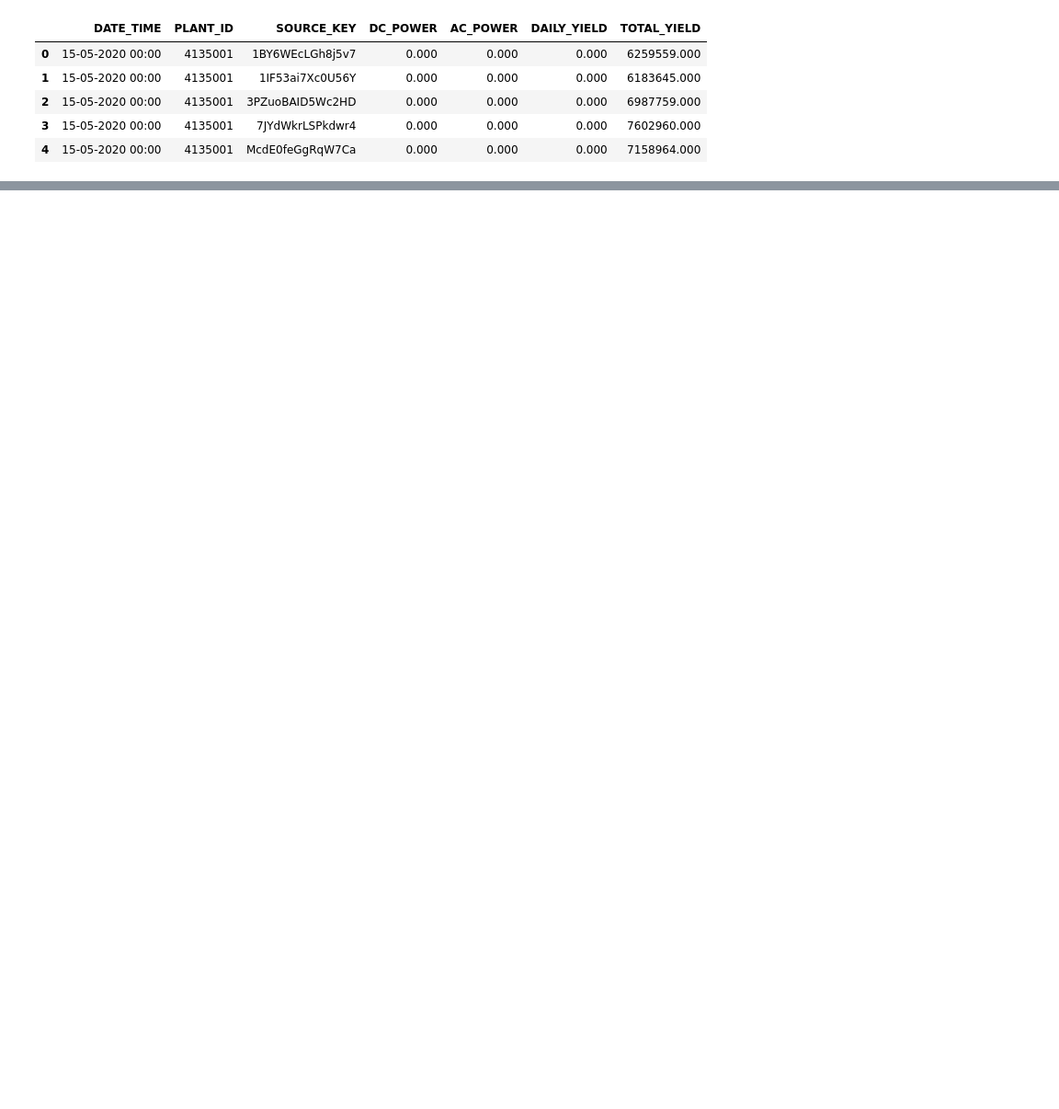
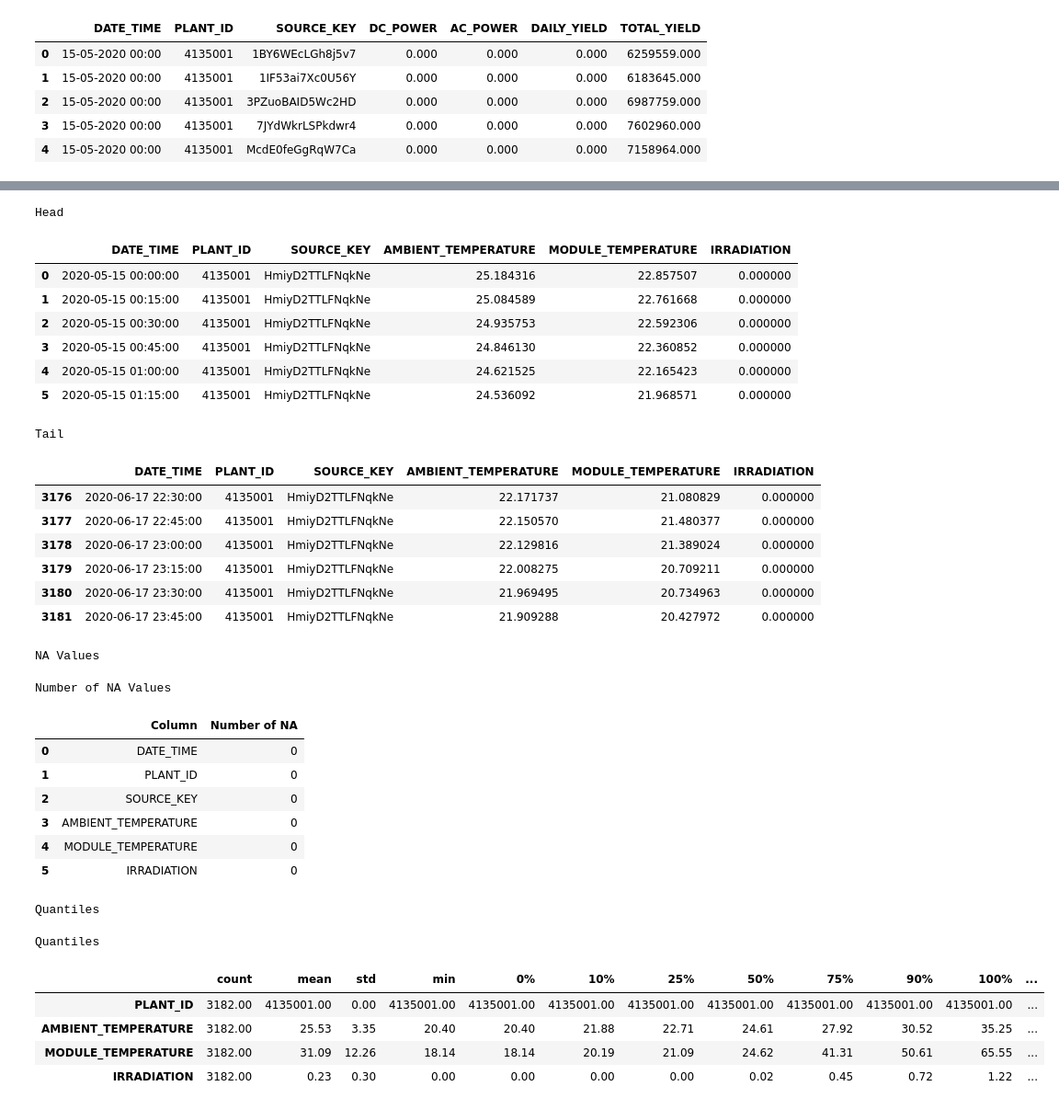
Before and after one commit to priyadharsh73/solar_plant_analysis, a Jupyter notebook: solar_eda.ipynb, the cells around one changed output, grey strips where cells are left out. Shown: that part at 92% size. Drawn from its saved outputs; the diff is of its cells as text; code cells hidden in the pictures; blank space fills up the shorter version.

```diff
--- a/solar_eda.ipynb
+++ b/solar_eda.ipynb
@@ -62,0 +197,3 @@ df_1_Generation.head()
+# %%
+check_df(df_1_Weather)
+# %% [output]
@@ -62,0 +220,32 @@ df_1_Generation.head()
+Head
+|  | DATE_TIME | PLANT_ID | SOURCE_KEY | AMBIENT_TEMPERATURE | MODULE_TEMPERATURE | IRRADIATION |
+| 0 | 2020-05-15 00:00:00 | 4135001 | HmiyD2TTLFNqkNe | 25.184316 | 22.857507 | 0.000000 |
+| 1 | 2020-05-15 00:15:00 | 4135001 | HmiyD2TTLFNqkNe | 25.084589 | 22.761668 | 0.000000 |
+| 2 | 2020-05-15 00:30:00 | 4135001 | HmiyD2TTLFNqkNe | 24.935753 | 22.592306 | 0.000000 |
+| 3 | 2020-05-15 00:45:00 | 4135001 | HmiyD2TTLFNqkNe | 24.846130 | 22.360852 | 0.000000 |
+| 4 | 2020-05-15 01:00:00 | 4135001 | HmiyD2TTLFNqkNe | 24.621525 | 22.165423 | 0.000000 |
+| 5 | 2020-05-15 01:15:00 | 4135001 | HmiyD2TTLFNqkNe | 24.536092 | 21.968571 | 0.000000 |
+Tail
+|  | DATE_TIME | PLANT_ID | SOURCE_KEY | AMBIENT_TEMPERATURE | MODULE_TEMPERATURE | IRRADIATION |
+| 3176 | 2020-06-17 22:30:00 | 4135001 | HmiyD2TTLFNqkNe | 22.171737 | 21.080829 | 0.000000 |
+| 3177 | 2020-06-17 22:45:00 | 4135001 | HmiyD2TTLFNqkNe | 22.150570 | 21.480377 | 0.000000 |
+| 3178 | 2020-06-17 23:00:00 | 4135001 | HmiyD2TTLFNqkNe | 22.129816 | 21.389024 | 0.000000 |
+| 3179 | 2020-06-17 23:15:00 | 4135001 | HmiyD2TTLFNqkNe | 22.008275 | 20.709211 | 0.000000 |
+| 3180 | 2020-06-17 23:30:00 | 4135001 | HmiyD2TTLFNqkNe | 21.969495 | 20.734963 | 0.000000 |
+| 3181 | 2020-06-17 23:45:00 | 4135001 | HmiyD2TTLFNqkNe | 21.909288 | 20.427972 | 0.000000 |
+NA Values
+Number of NA Values
+|  | Column | Number of NA |
+| 0 | DATE_TIME | 0 |
+| 1 | PLANT_ID | 0 |
+| 2 | SOURCE_KEY | 0 |
+| 3 | AMBIENT_TEMPERATURE | 0 |
+| 4 | MODULE_TEMPERATURE | 0 |
+| 5 | IRRADIATION | 0 |
+Quantiles
+Quantiles
+|  | count | mean | std | min | 0% | 10% | 25% | 50% | 75% | 90% | 100% | ... |
+| PLANT_ID | 3182.00 | 4135001.00 | 0.00 | 4135001.00 | 4135001.00 | 4135001.00 | 4135001.00 | 4135001.00 | 4135001.00 | 4135001.00 | 4135001.00 | ... |
+| AMBIENT_TEMPERATURE | 3182.00 | 25.53 | 3.35 | 20.40 | 20.40 | 21.88 | 22.71 | 24.61 | 27.92 | 30.52 | 35.25 | ... |
+| MODULE_TEMPERATURE | 3182.00 | 31.09 | 12.26 | 18.14 | 18.14 | 20.19 | 21.09 | 24.62 | 41.31 | 50.61 | 65.55 | ... |
+| IRRADIATION | 3182.00 | 0.23 | 0.30 | 0.00 | 0.00 | 0.00 | 0.00 | 0.02 | 0.45 | 0.72 | 1.22 | ... |
```
Also changed, not shown: parts of 16 cells of this notebook.
